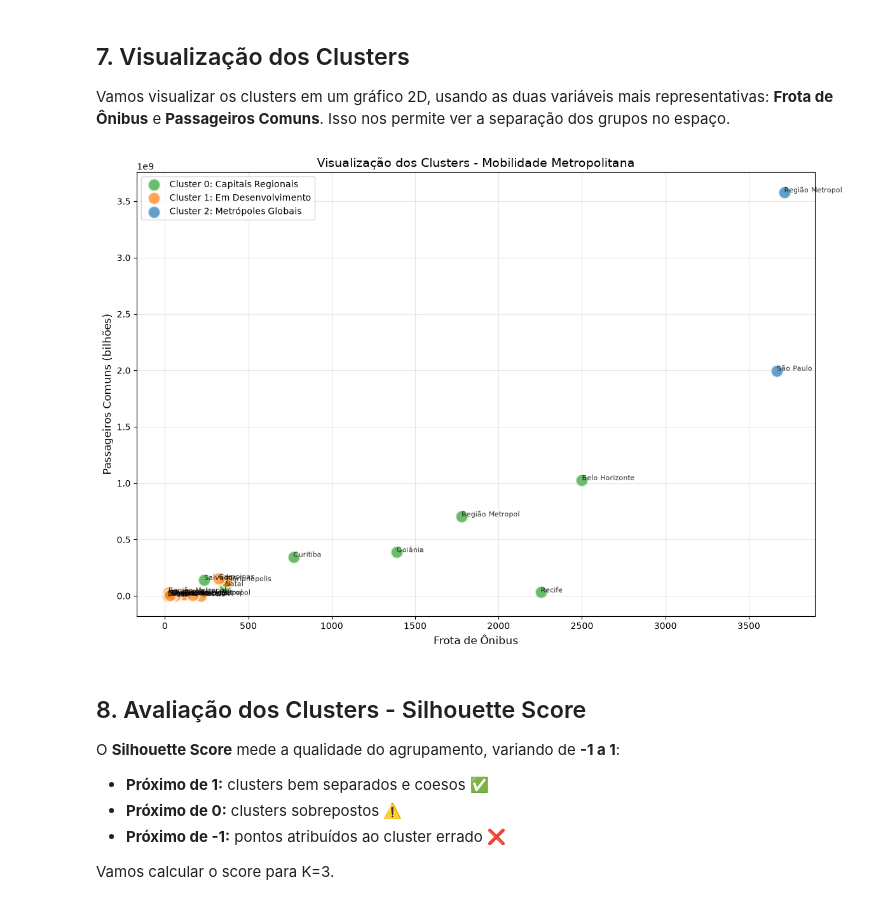
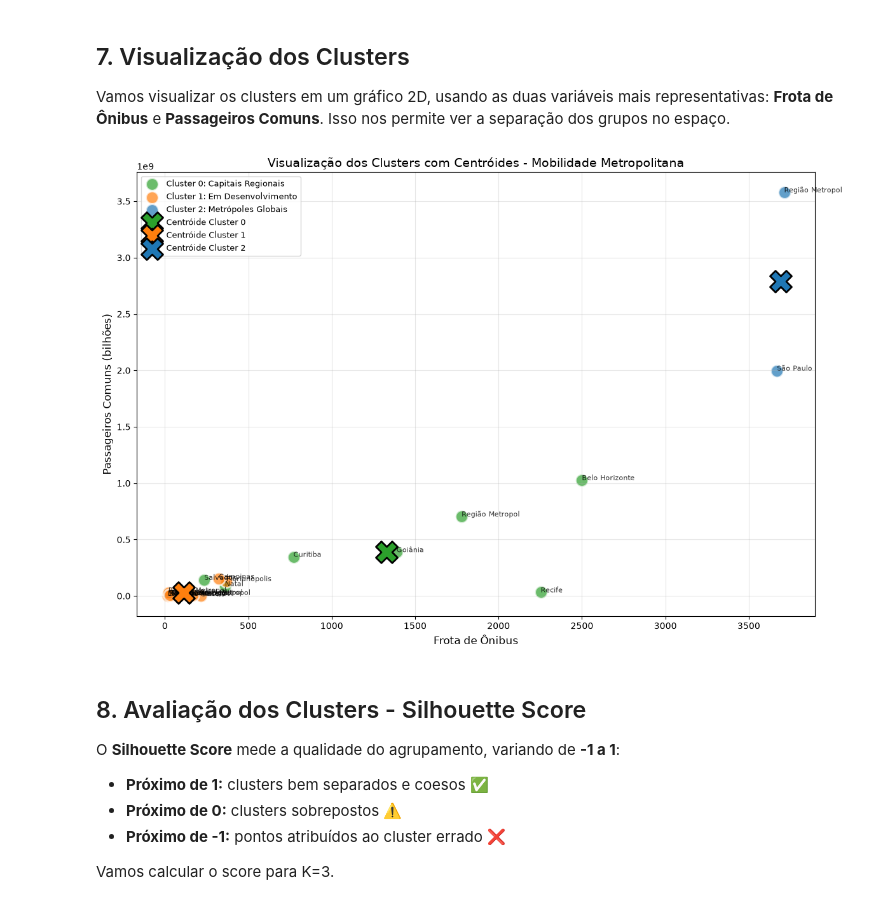
Before and after one commit to felipealvesdev/modelos_descritivos_projeto_final, a Jupyter notebook: notebooks/01_analise_mobilidade.ipynb, the cells around one changed output. Drawn from its saved outputs; the diff is of its cells as text; code cells hidden in the pictures.

```diff
--- a/notebooks/01_analise_mobilidade.ipynb
+++ b/notebooks/01_analise_mobilidade.ipynb
@@ -313,40 +389,57 @@ Name: count, dtype: int64
 
 Vamos visualizar os clusters em um gráfico 2D, usando as duas variáveis mais representativas: **Frota de Ônibus** e **Passageiros Comuns**. Isso nos permite ver a separação dos grupos no espaço.
 # %%
-# 7. Visualização dos clusters em 2D
+# 7. Visualização dos clusters em 2D COM centróides
 plt.figure(figsize=(12, 8))
 cores = {0: '#2ca02c', 1: '#ff7f0e', 2: '#1f77b4'}
 nomes_clusters = {0: 'Capitais Regionais', 1: 'Em Desenvolvimento', 2: 'Metrópoles Globais'}
 
+# Plotando os pontos
 for cluster in sorted(df_cluster['Cluster'].unique()):
     subset = df_cluster[df_cluster['Cluster'] == cluster]
     plt.scatter(
         subset['Frota_Onibus'],
         subset['Passageiros_Comuns'],
         c=cores[cluster],
         s=200,
         alpha=0.7,
         edgecolors='white',
         linewidth=2,
         label=f'Cluster {cluster}: {nomes_clusters[cluster]}'
     )
     for _, row in subset.iterrows():
         plt.annotate(
             row['Regiao_Metropolitana'].replace('Região Metropolitana de ', '')[:15],
             (row['Frota_Onibus'], row['Passageiros_Comuns']),
             fontsize=8,
             alpha=0.8
         )
 
+# ✨ NOVO: Calculando e plotando os centróides (na escala original)
+centroides = df_cluster.groupby('Cluster')[['Frota_Onibus', 'Passageiros_Comuns']].mean()
+
+for cluster, row in centroides.iterrows():
+    plt.scatter(
+        row['Frota_Onibus'],
+        row['Passageiros_Comuns'],
+        c=cores[cluster],
+        s=600,
+        marker='X',
+        edgecolors='black',
+        linewidth=2,
+        zorder=10,
+        label=f'Centróide Cluster {cluster}'
+    )
+
 plt.xlabel('Frota de Ônibus', fontsize=12)
 plt.ylabel('Passageiros Comuns (bilhões)', fontsize=12)
-plt.title('Visualização dos Clusters - Mobilidade Metropolitana', fontsize=14)
-plt.legend(loc='upper left', fontsize=10)
+plt.title('Visualização dos Clusters com Centróides - Mobilidade Metropolitana', fontsize=14)
+plt.legend(loc='upper left', fontsize=9)
 plt.grid(alpha=0.3)
 plt.tight_layout()
 plt.show()
 # %% [output]
-[figure, old version]
+[figure, new version]
 # %% [markdown]
 ## 8. Avaliação dos Clusters - Silhouette Score
 
```
Also changed, not shown: parts of 9 cells of this notebook.
